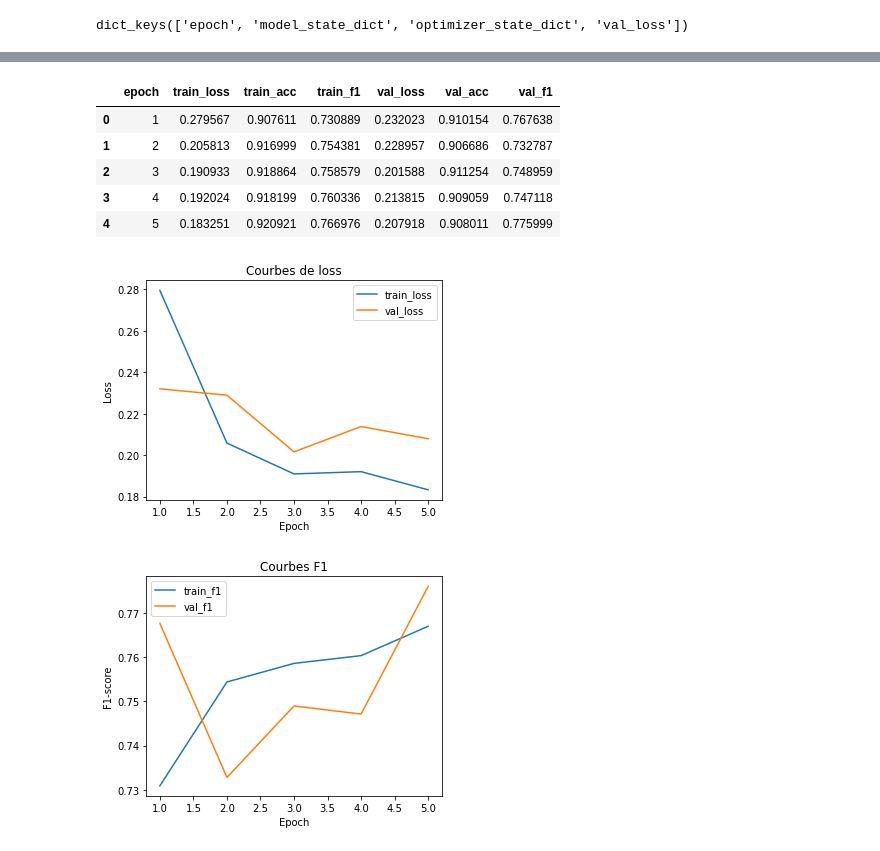
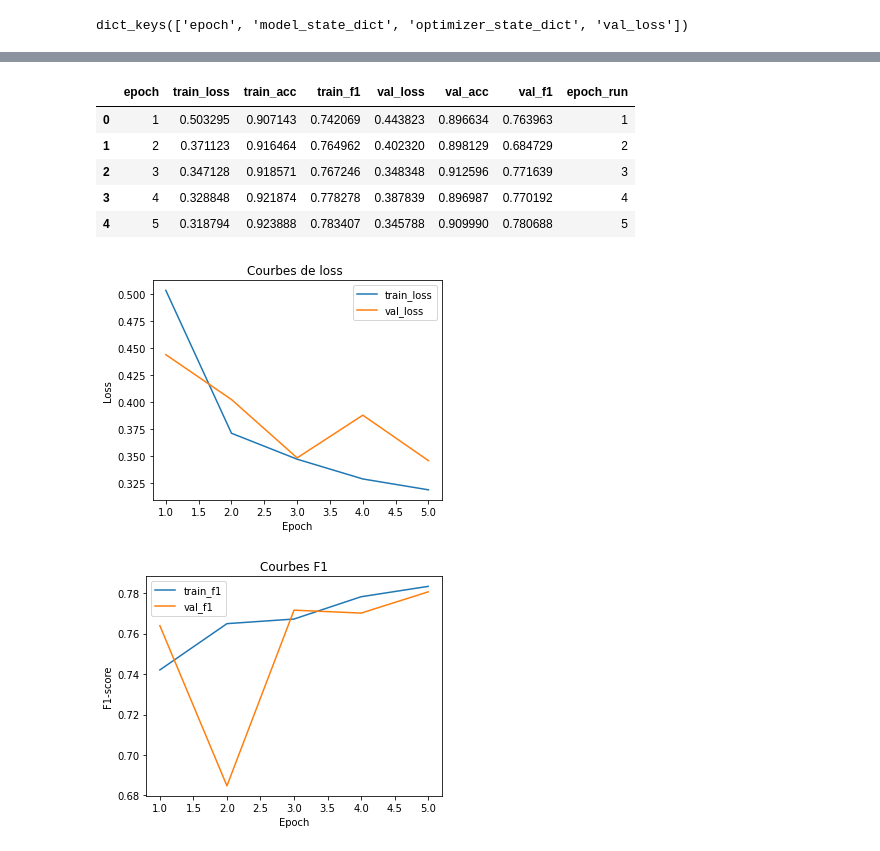
Before and after one commit to inesmanour/KOPIS2-Delimitation-automatique-de-domaines-structuraux-de-prot-via-UNet, a Jupyter notebook: notebooks/03_eval_unet.ipynb, the cells around one changed output, grey strips where cells are left out. Drawn from its saved outputs; the diff is of its cells as text; code cells hidden in the pictures.

```diff
--- a/notebooks/03_eval_unet.ipynb
+++ b/notebooks/03_eval_unet.ipynb
@@ -267,30 +292,37 @@ df = pd.read_csv(log_path)
 
 
 df = df[df["train_acc"] > 0].reset_index(drop=True)
+
+
+df = df.tail(5).reset_index(drop=True)
+
+# pour avoir un axe propre 1..5
+df["epoch_run"] = np.arange(1, len(df) + 1)
+
 df
 # %% [output]
-|  | epoch | train_loss | train_acc | train_f1 | val_loss | val_acc | val_f1 |
-| 0 | 1 | 0.279567 | 0.907611 | 0.730889 | 0.232023 | 0.910154 | 0.767638 |
-| 1 | 2 | 0.205813 | 0.916999 | 0.754381 | 0.228957 | 0.906686 | 0.732787 |
-| 2 | 3 | 0.190933 | 0.918864 | 0.758579 | 0.201588 | 0.911254 | 0.748959 |
-| 3 | 4 | 0.192024 | 0.918199 | 0.760336 | 0.213815 | 0.909059 | 0.747118 |
-| 4 | 5 | 0.183251 | 0.920921 | 0.766976 | 0.207918 | 0.908011 | 0.775999 |
+|  | epoch | train_loss | train_acc | train_f1 | val_loss | val_acc | val_f1 | epoch_run |
+| 0 | 1 | 0.503295 | 0.907143 | 0.742069 | 0.443823 | 0.896634 | 0.763963 | 1 |
+| 1 | 2 | 0.371123 | 0.916464 | 0.764962 | 0.402320 | 0.898129 | 0.684729 | 2 |
+| 2 | 3 | 0.347128 | 0.918571 | 0.767246 | 0.348348 | 0.912596 | 0.771639 | 3 |
+| 3 | 4 | 0.328848 | 0.921874 | 0.778278 | 0.387839 | 0.896987 | 0.770192 | 4 |
+| 4 | 5 | 0.318794 | 0.923888 | 0.783407 | 0.345788 | 0.909990 | 0.780688 | 5 |
 # %%
 plt.figure(figsize=(5, 4))
-plt.plot(df["epoch"], df["train_loss"], label="train_loss")
-plt.plot(df["epoch"], df["val_loss"], label="val_loss")
+plt.plot(df["epoch_run"], df["train_loss"], label="train_loss")
+plt.plot(df["epoch_run"], df["val_loss"], label="val_loss")
 plt.xlabel("Epoch")
 plt.ylabel("Loss")
-plt.title("Courbes de loss")
+plt.title("Courbes de loss ")
 plt.legend()
 plt.tight_layout()
 plt.show()
 # %% [output]
-[figure, old version]
+[figure, new version]
 # %%
 plt.figure(figsize=(5, 4))
-plt.plot(df["epoch"], df["train_f1"], label="train_f1")
-plt.plot(df["epoch"], df["val_f1"], label="val_f1")
+plt.plot(df["epoch_run"], df["train_f1"], label="train_f1")
+plt.plot(df["epoch_run"], df["val_f1"], label="val_f1")
 plt.xlabel("Epoch")
 plt.ylabel("F1-score")
 plt.title("Courbes F1")
@@ -298,4 +330,4 @@ plt.legend()
 plt.tight_layout()
 plt.show()
 # %% [output]
-[figure, old version]
+[figure, new version]
```
Also changed, not shown: parts of 9 cells of this notebook, 2 other files.
